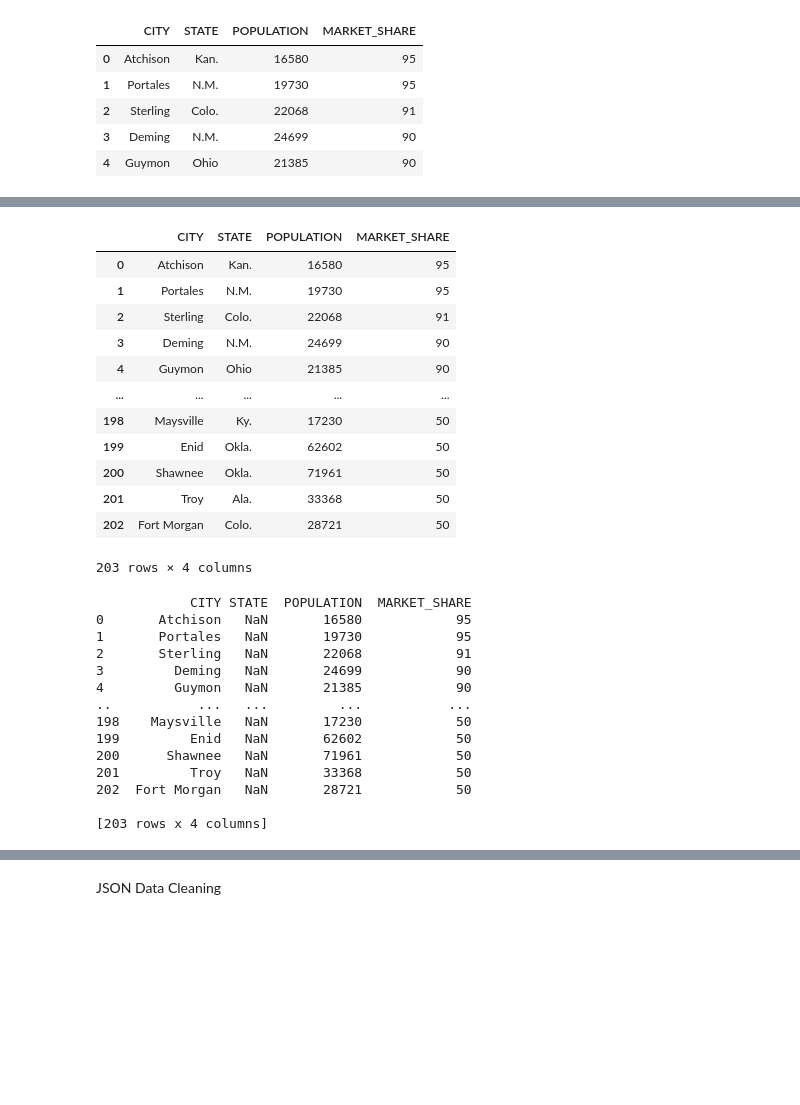
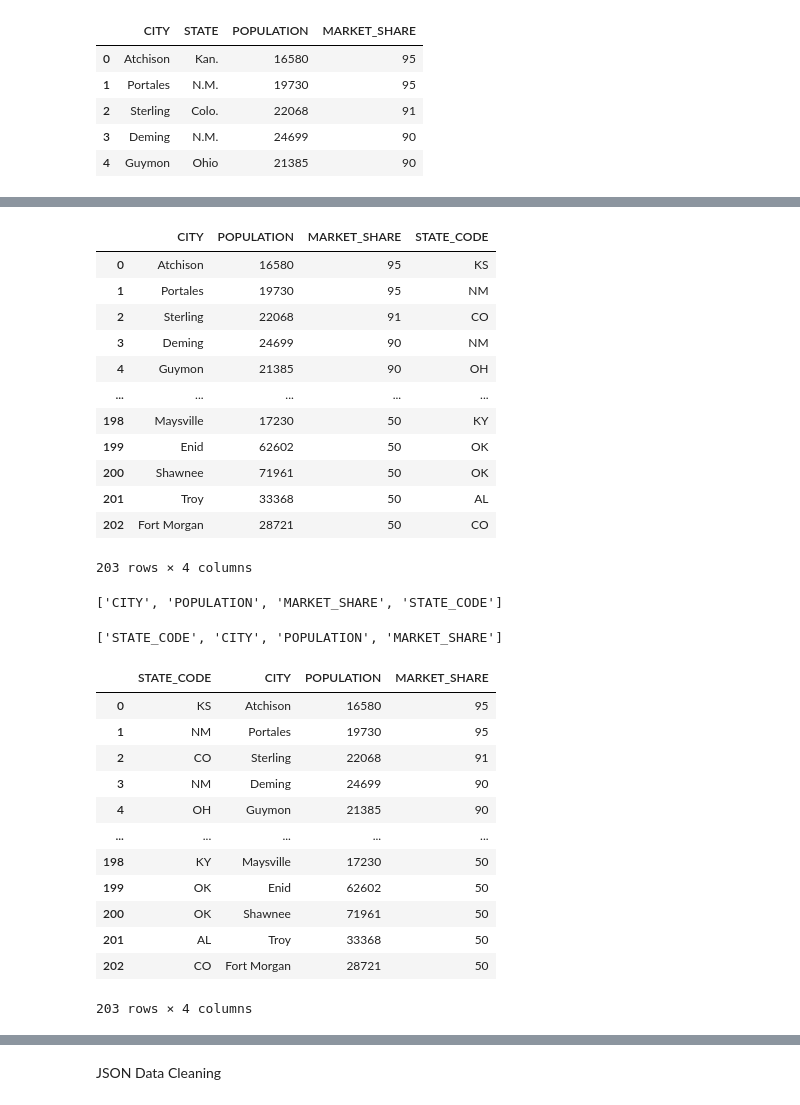
Before and after one commit to beckyydo/Project-2, a Jupyter notebook: MergeData4and6.ipynb, the cells around one changed output, grey strips where cells are left out. Cells and saved outputs as stored; diff of their text form; code cells hidden in the pictures; blank space fills up the shorter version.

```diff
--- a/MergeData4and6.ipynb
+++ b/MergeData4and6.ipynb
@@ -132,37 +140,46 @@ marketShare_df
-# %%
-#Replace 'STATE' values with two-letter state codes
-marketShare_df['STATE'] = marketShare_df.STATE.replace(abbr_code)
-# %%
-marketShare_df
-# %% [output]
-|  | CITY | STATE | POPULATION | MARKET_SHARE |
-| 0 | Atchison | Kan. | 16580 | 95 |
-| 1 | Portales | N.M. | 19730 | 95 |
-| 2 | Sterling | Colo. | 22068 | 91 |
-| 3 | Deming | N.M. | 24699 | 90 |
-| 4 | Guymon | Ohio | 21385 | 90 |
-| ... | ... | ... | ... | ... |
-| 198 | Maysville | Ky. | 17230 | 50 |
-| 199 | Enid | Okla. | 62602 | 50 |
-| 200 | Shawnee | Okla. | 71961 | 50 |
-| 201 | Troy | Ala. | 33368 | 50 |
-| 202 | Fort Morgan | Colo. | 28721 | 50 |
-203 rows × 4 columns
+# %%
+#Drop 'STATE'column
+del marketShare_df['STATE']
+marketShare_df
+# %% [output]
+|  | CITY | POPULATION | MARKET_SHARE | STATE_CODE |
+| 0 | Atchison | 16580 | 95 | KS |
+| 1 | Portales | 19730 | 95 | NM |
+| 2 | Sterling | 22068 | 91 | CO |
+| 3 | Deming | 24699 | 90 | NM |
+| 4 | Guymon | 21385 | 90 | OH |
+| ... | ... | ... | ... | ... |
+| 198 | Maysville | 17230 | 50 | KY |
+| 199 | Enid | 62602 | 50 | OK |
+| 200 | Shawnee | 71961 | 50 | OK |
+| 201 | Troy | 33368 | 50 | AL |
+| 202 | Fort Morgan | 28721 | 50 | CO |
+203 rows × 4 columns
+# %%
+#Rearrange columns, so that 'STATE_CODE' is next to 'CITY'
+cols = marketShare_df.columns.tolist()
+cols
+# %% [output]
+['CITY', 'POPULATION', 'MARKET_SHARE', 'STATE_CODE']
+# %%
+cols = cols[-1:] + cols[:-1]
+cols
+# %% [output]
+['STATE_CODE', 'CITY', 'POPULATION', 'MARKET_SHARE']
 # %%
-marketShare_df["STATE"] = marketShare_df["STATE"].map(abbr_code)
-print(marketShare_df)
+marketShare_df = marketShare_df[cols]
+marketShare_df
 # %% [output]
+|  | STATE_CODE | CITY | POPULATION | MARKET_SHARE |
+| 0 | KS | Atchison | 16580 | 95 |
+| 1 | NM | Portales | 19730 | 95 |
+| 2 | CO | Sterling | 22068 | 91 |
+| 3 | NM | Deming | 24699 | 90 |
+| 4 | OH | Guymon | 21385 | 90 |
+| ... | ... | ... | ... | ... |
+| 198 | KY | Maysville | 17230 | 50 |
+| 199 | OK | Enid | 62602 | 50 |
+| 200 | OK | Shawnee | 71961 | 50 |
+| 201 | AL | Troy | 33368 | 50 |
+| 202 | CO | Fort Morgan | 28721 | 50 |
-            CITY STATE  POPULATION  MARKET_SHARE
-0       Atchison   NaN       16580            95
-1       Portales   NaN       19730            95
-2       Sterling   NaN       22068            91
-3         Deming   NaN       24699            90
-4         Guymon   NaN       21385            90
-..           ...   ...         ...           ...
-198    Maysville   NaN       17230            50
-199         Enid   NaN       62602            50
-200      Shawnee   NaN       71961            50
-201         Troy   NaN       33368            50
-202  Fort Morgan   NaN       28721            50
-
-[203 rows x 4 columns]
+203 rows × 4 columns
```
Also changed, not shown: parts of 13 cells of this notebook, 1 other file.
